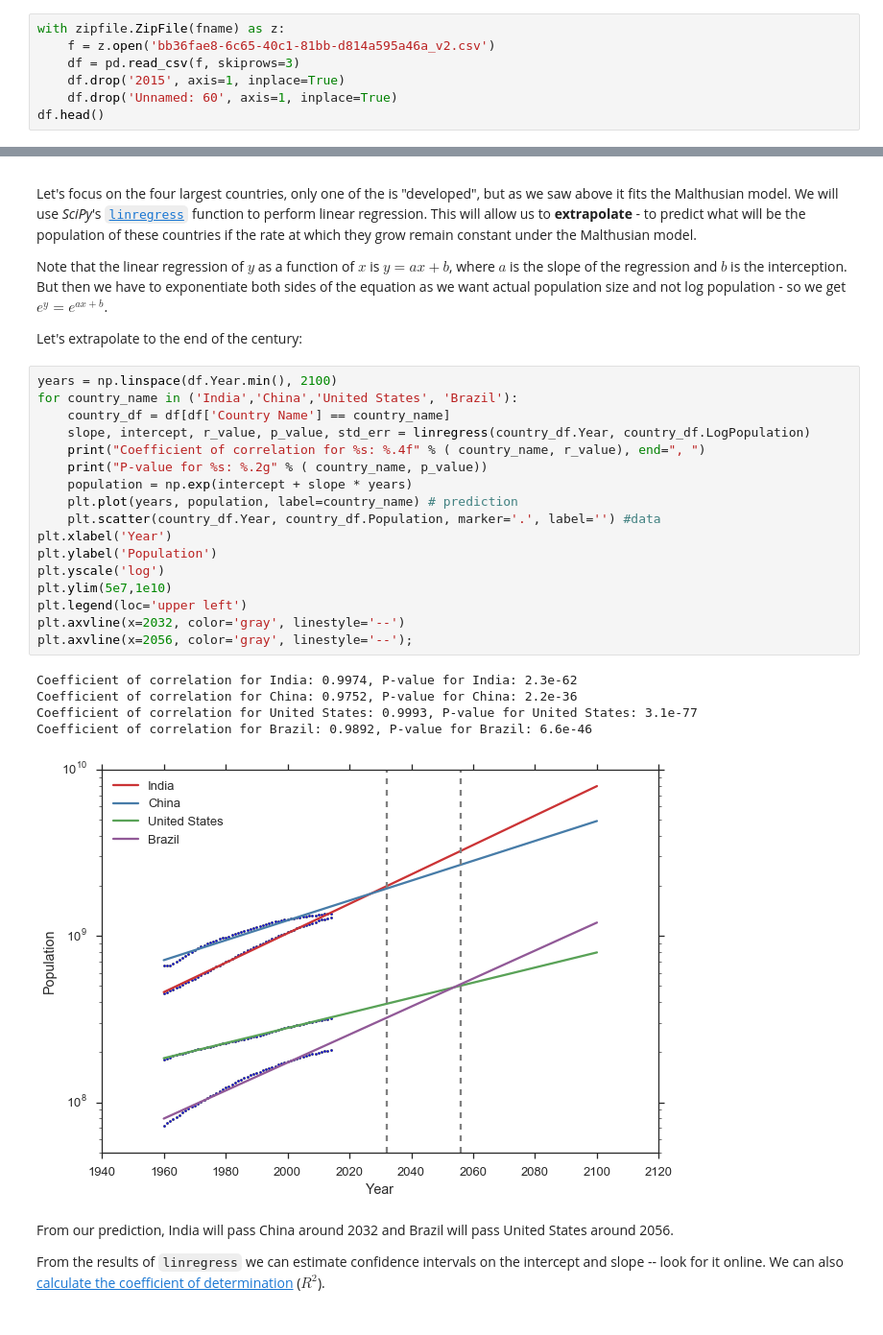
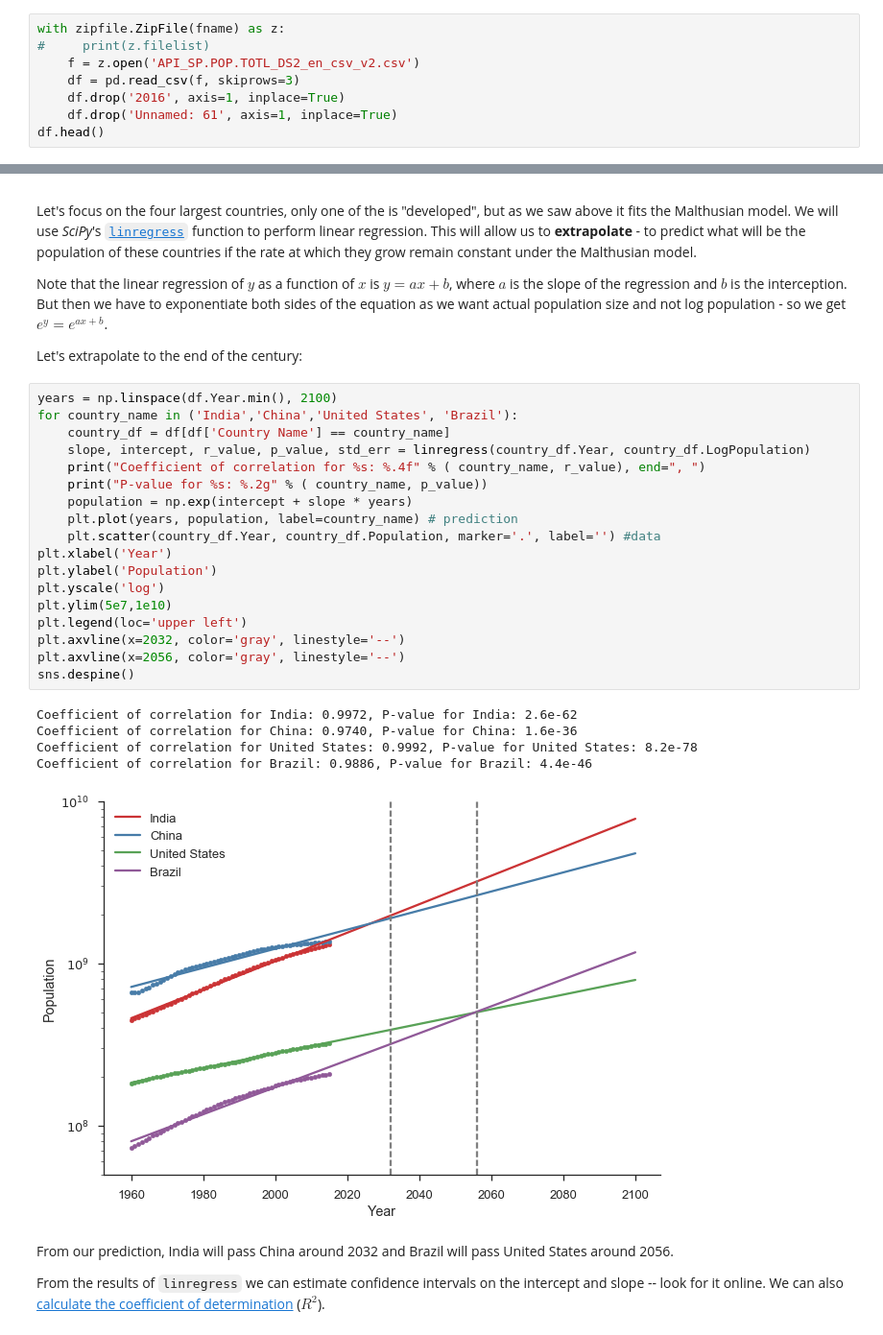
Before and after one commit to yoavram/Py4Eng, a Jupyter notebook: sessions/curve-fitting.ipynb, the cells around one changed output, grey strips where cells are left out. Shown at 96% size. Drawn from its saved outputs; the diff is of its cells as text.

```diff
--- a/sessions/curve-fitting.ipynb
+++ b/sessions/curve-fitting.ipynb
@@ -63,9 +62,10 @@ Metadata_Country_bb36fae8-6c65-40c1-81bb-d814a595a46a_v2.csv
 # %%
 with zipfile.ZipFile(fname) as z:
-    f = z.open('bb36fae8-6c65-40c1-81bb-d814a595a46a_v2.csv')
+#     print(z.filelist)
+    f = z.open('API_SP.POP.TOTL_DS2_en_csv_v2.csv')
     df = pd.read_csv(f, skiprows=3)
-    df.drop('2015', axis=1, inplace=True)
-    df.drop('Unnamed: 60', axis=1, inplace=True)
+    df.drop('2016', axis=1, inplace=True)
+    df.drop('Unnamed: 61', axis=1, inplace=True)
 df.head()
 # %% [output]
 |  | Country Name | Country Code | Indicator Name | Indicator Code | 1960 | 1961 | 1962 | 1963 | ... |
@@ -246,26 +247,27 @@ Let's extrapolate to the end of the century:
 # %%
 years = np.linspace(df.Year.min(), 2100)
 for country_name in ('India','China','United States', 'Brazil'):
     country_df = df[df['Country Name'] == country_name]
     slope, intercept, r_value, p_value, std_err = linregress(country_df.Year, country_df.LogPopulation)
     print("Coefficient of correlation for %s: %.4f" % ( country_name, r_value), end=", ")
     print("P-value for %s: %.2g" % ( country_name, p_value))
     population = np.exp(intercept + slope * years)
     plt.plot(years, population, label=country_name) # prediction
     plt.scatter(country_df.Year, country_df.Population, marker='.', label='') #data
 plt.xlabel('Year')
 plt.ylabel('Population')
 plt.yscale('log')
 plt.ylim(5e7,1e10)
 plt.legend(loc='upper left')
 plt.axvline(x=2032, color='gray', linestyle='--')
-plt.axvline(x=2056, color='gray', linestyle='--');
+plt.axvline(x=2056, color='gray', linestyle='--')
+sns.despine()
 # %% [output]
-Coefficient of correlation for India: 0.9974, P-value for India: 2.3e-62
-Coefficient of correlation for China: 0.9752, P-value for China: 2.2e-36
-Coefficient of correlation for United States: 0.9993, P-value for United States: 3.1e-77
-Coefficient of correlation for Brazil: 0.9892, P-value for Brazil: 6.6e-46
+Coefficient of correlation for India: 0.9972, P-value for India: 2.6e-62
+Coefficient of correlation for China: 0.9740, P-value for China: 1.6e-36
+Coefficient of correlation for United States: 0.9992, P-value for United States: 8.2e-78
+Coefficient of correlation for Brazil: 0.9886, P-value for Brazil: 4.4e-46
-[figure, old version]
+[figure, new version]
 # %% [markdown]
 From our prediction, India will pass China around 2032 and Brazil will pass United States around 2056.
 
```
Also changed, not shown: parts of 21 cells of this notebook.
